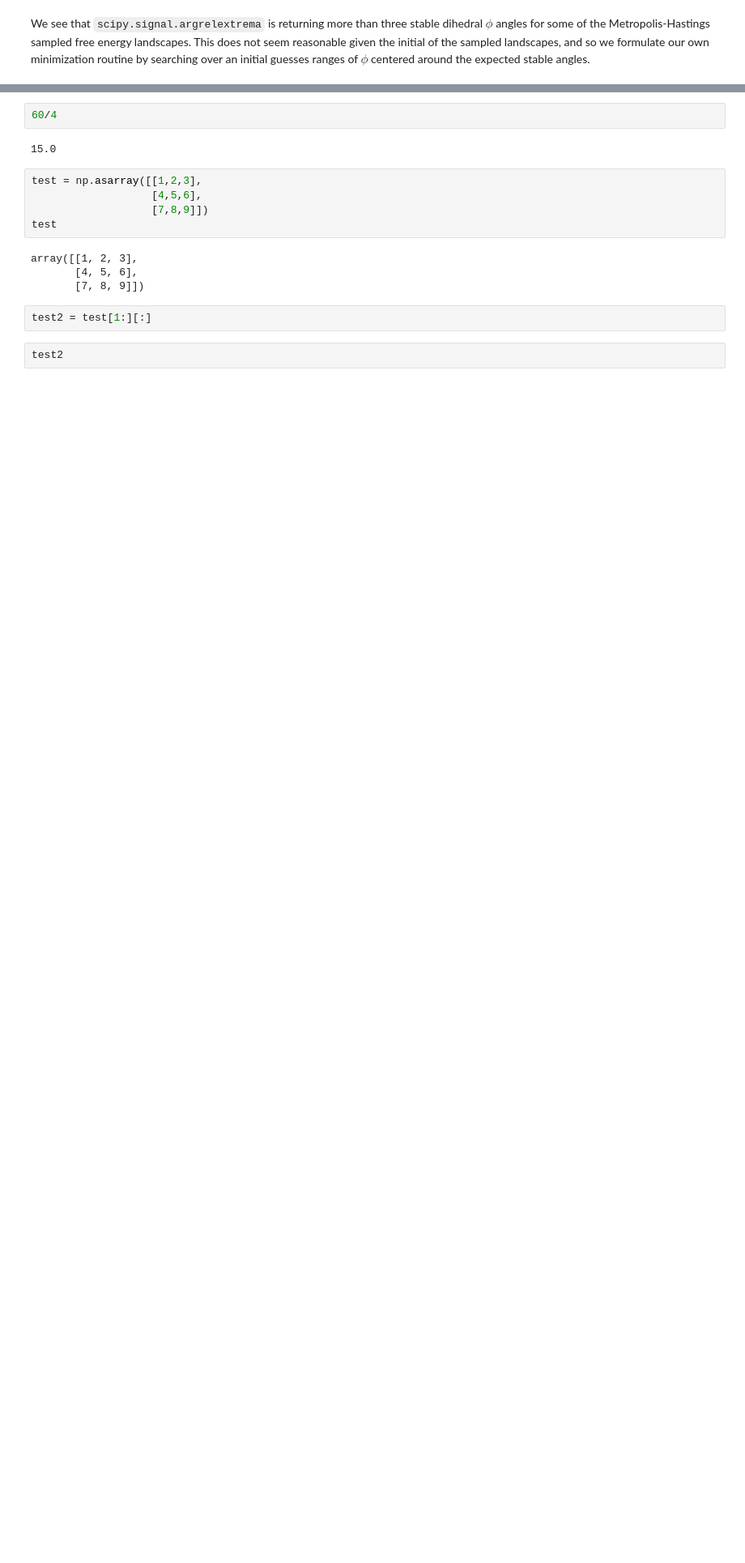
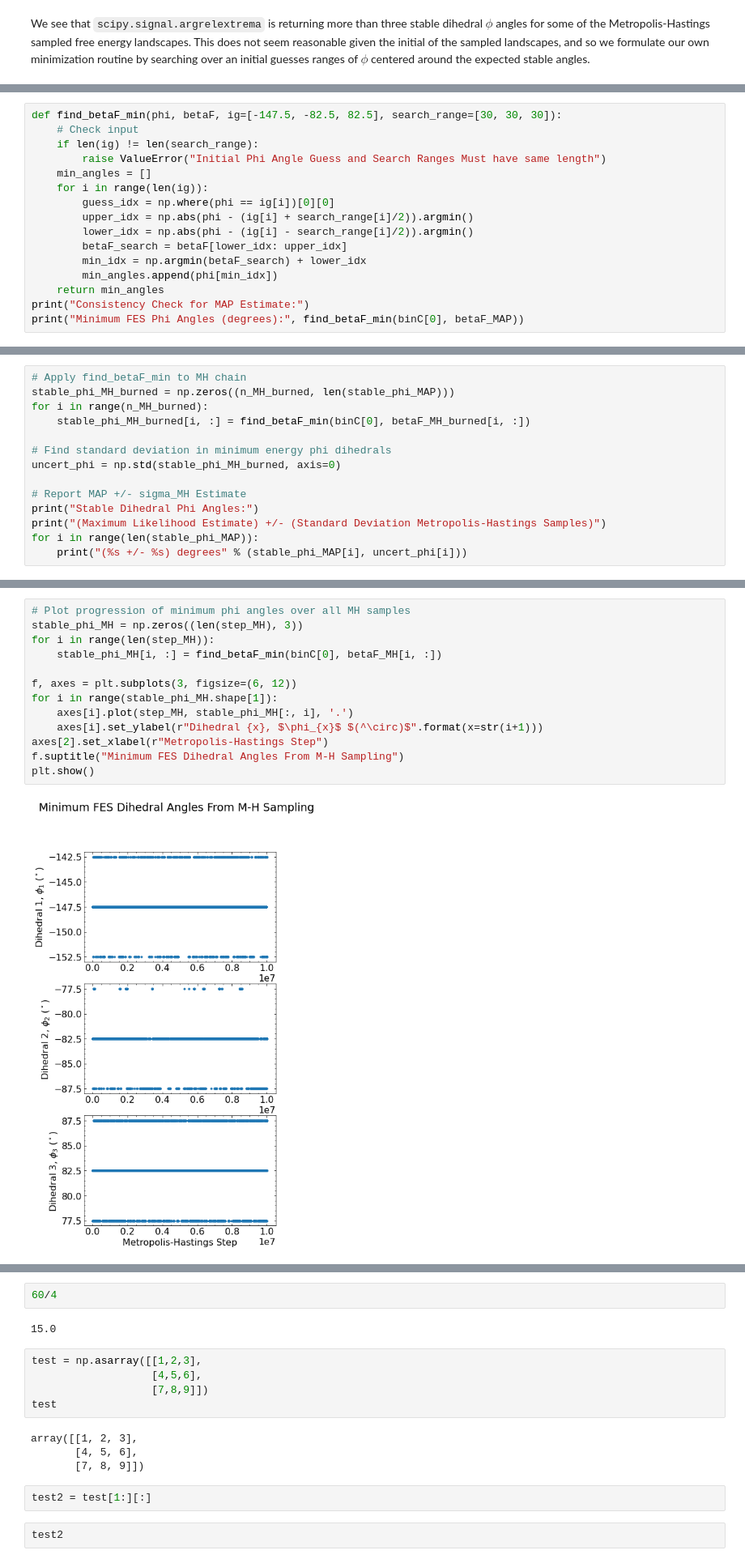
Before and after one commit to jsheppard95/bayeswham_python, a Jupyter notebook: PHYS240_Final_JacksonSheppard.ipynb, the cells around one changed output, grey strips where cells are left out. Shown at 81% size. Cells and saved outputs as stored; diff of their text form; blank space fills up the shorter version.

```diff
--- a/PHYS240_Final_JacksonSheppard.ipynb
+++ b/PHYS240_Final_JacksonSheppard.ipynb
@@ -710,0 +682,16 @@ print(betaF_MH[56, 19])
+# %%
+def find_betaF_min(phi, betaF, ig=[-147.5, -82.5, 82.5], search_range=[30, 30, 30]):
+    # Check input
+    if len(ig) != len(search_range):
+        raise ValueError("Initial Phi Angle Guess and Search Ranges Must have same length")
+    min_angles = []
+    for i in range(len(ig)):
+        guess_idx = np.where(phi == ig[i])[0][0]
+        upper_idx = np.abs(phi - (ig[i] + search_range[i]/2)).argmin()
+        lower_idx = np.abs(phi - (ig[i] - search_range[i]/2)).argmin()
+        betaF_search = betaF[lower_idx: upper_idx]
+        min_idx = np.argmin(betaF_search) + lower_idx
+        min_angles.append(phi[min_idx])
+    return min_angles
+print("Consistency Check for MAP Estimate:")
+print("Minimum FES Phi Angles (degrees):", find_betaF_min(binC[0], betaF_MAP))
@@ -710,0 +701,14 @@ print(betaF_MH[56, 19])
+# %%
+# Apply find_betaF_min to MH chain
+stable_phi_MH_burned = np.zeros((n_MH_burned, len(stable_phi_MAP)))
+for i in range(n_MH_burned):
+    stable_phi_MH_burned[i, :] = find_betaF_min(binC[0], betaF_MH_burned[i, :])
+
+# Find standard deviation in minimum energy phi dihedrals
+uncert_phi = np.std(stable_phi_MH_burned, axis=0)
+
+# Report MAP +/- sigma_MH Estimate
+print("Stable Dihedral Phi Angles:")
+print("(Maximum Likelihood Estimate) +/- (Standard Deviation Metropolis-Hastings Samples)")
+for i in range(len(stable_phi_MAP)):
+    print("(%s +/- %s) degrees" % (stable_phi_MAP[i], uncert_phi[i]))
@@ -710,0 +721,15 @@ print(betaF_MH[56, 19])
+# %%
+# Plot progression of minimum phi angles over all MH samples
+stable_phi_MH = np.zeros((len(step_MH), 3))
+for i in range(len(step_MH)):
+    stable_phi_MH[i, :] = find_betaF_min(binC[0], betaF_MH[i, :])
+
+f, axes = plt.subplots(3, figsize=(6, 12))
+for i in range(stable_phi_MH.shape[1]):
+    axes[i].plot(step_MH, stable_phi_MH[:, i], '.')
+    axes[i].set_ylabel(r"Dihedral {x}, $\phi_{x}$ $(^\circ)$".format(x=str(i+1)))
+axes[2].set_xlabel(r"Metropolis-Hastings Step")
+f.suptitle("Minimum FES Dihedral Angles From M-H Sampling")
+plt.show()
+# %% [output]
+[figure, added]
```
Also changed, not shown: parts of 14 cells of this notebook.
